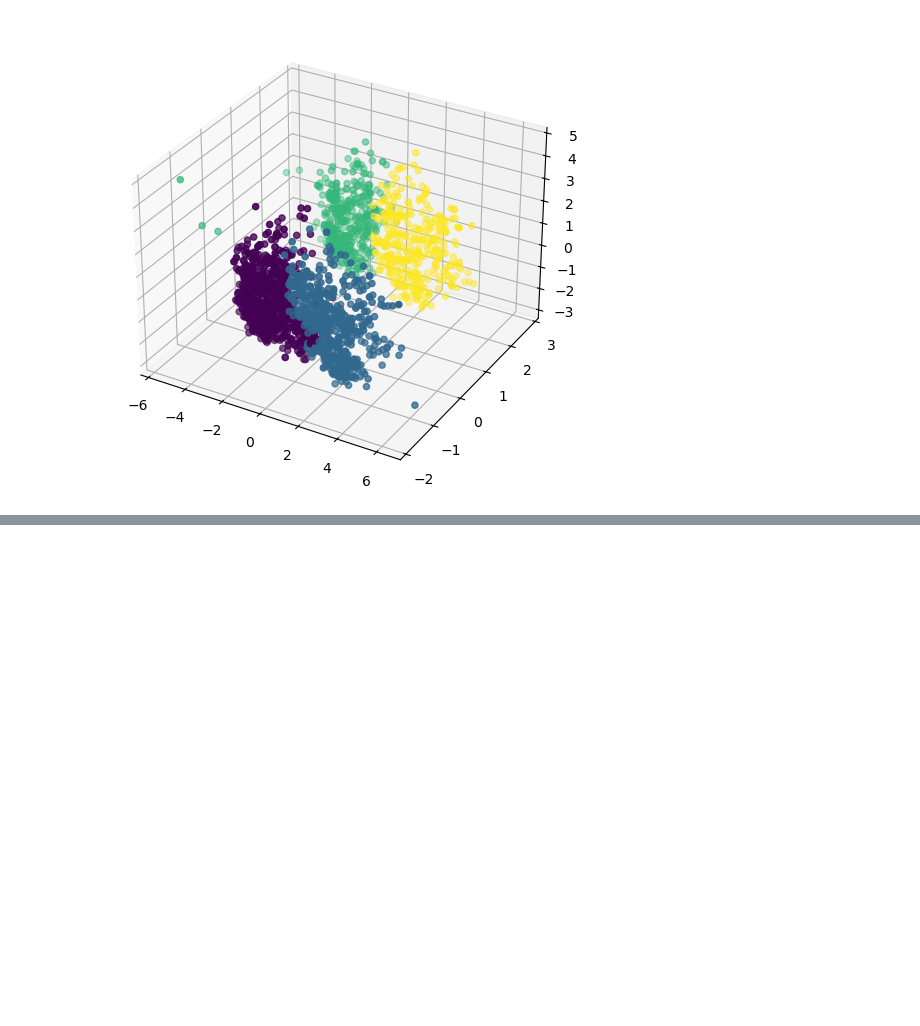
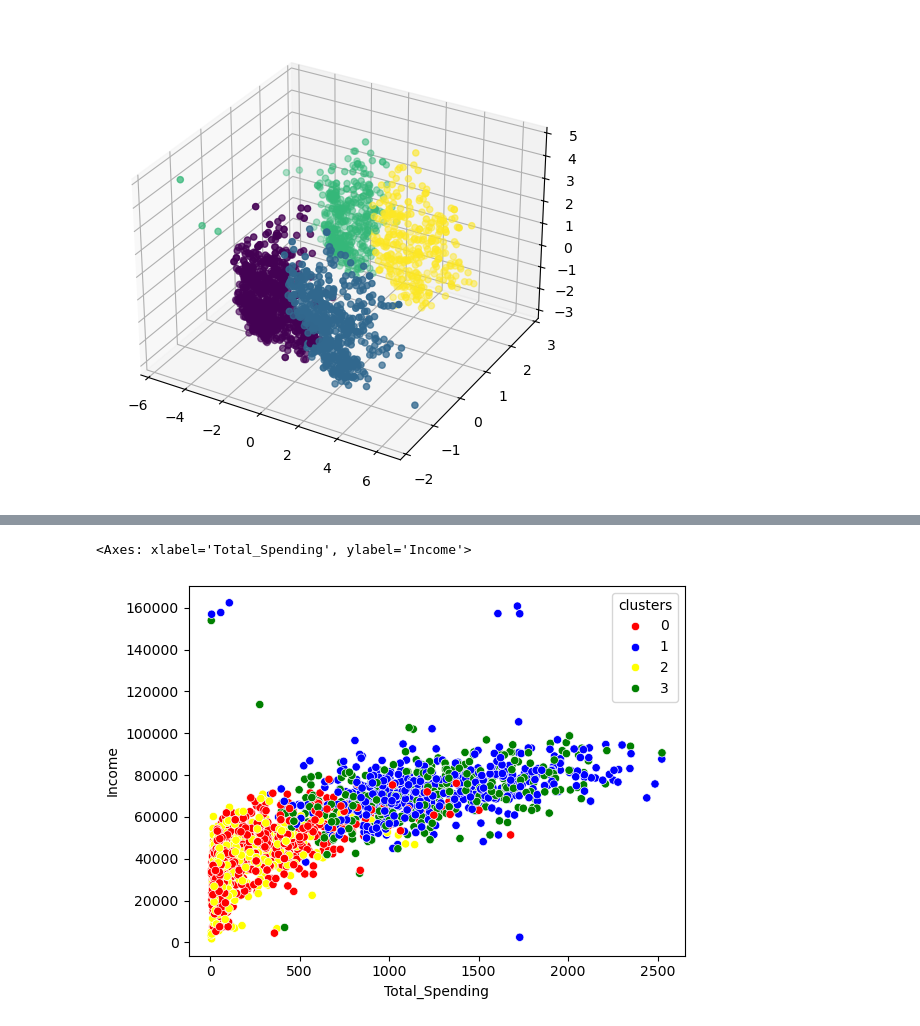
Before and after one commit to SyedMaaz786/AI_ML_Learning, a Jupyter notebook: 5-Unsupervised_Learning/minor_project-1.ipynb, the cells around one changed output, grey strips where cells are left out. Drawn from its saved outputs; the diff is of its cells as text; code cells hidden in the pictures; blank space fills up the shorter version.

```diff
--- a/5-Unsupervised_Learning/minor_project-1.ipynb
+++ b/5-Unsupervised_Learning/minor_project-1.ipynb
@@ -438,0 +459,12 @@ ax.scatter(X_pca[:,0], X_pca[:,1], X_pca[:,2], c=labels_agg)
+# %%
+# Income and spending patterns
+
+sns.scatterplot(x=df_cleaned["Total_Spending"], y=df_cleaned["Income"], palette=pal, hue=df_cleaned["clusters"])
+
+# red = low/moderate income,spending
+# blue = high income,spending
+# yellow = low income,spending
+# green = moderate income, high spending
+# %% [output]
+<Axes: xlabel='Total_Spending', ylabel='Income'>
+[figure, added]
```
Also changed, not shown: parts of 4 cells of this notebook, 1 other file.
